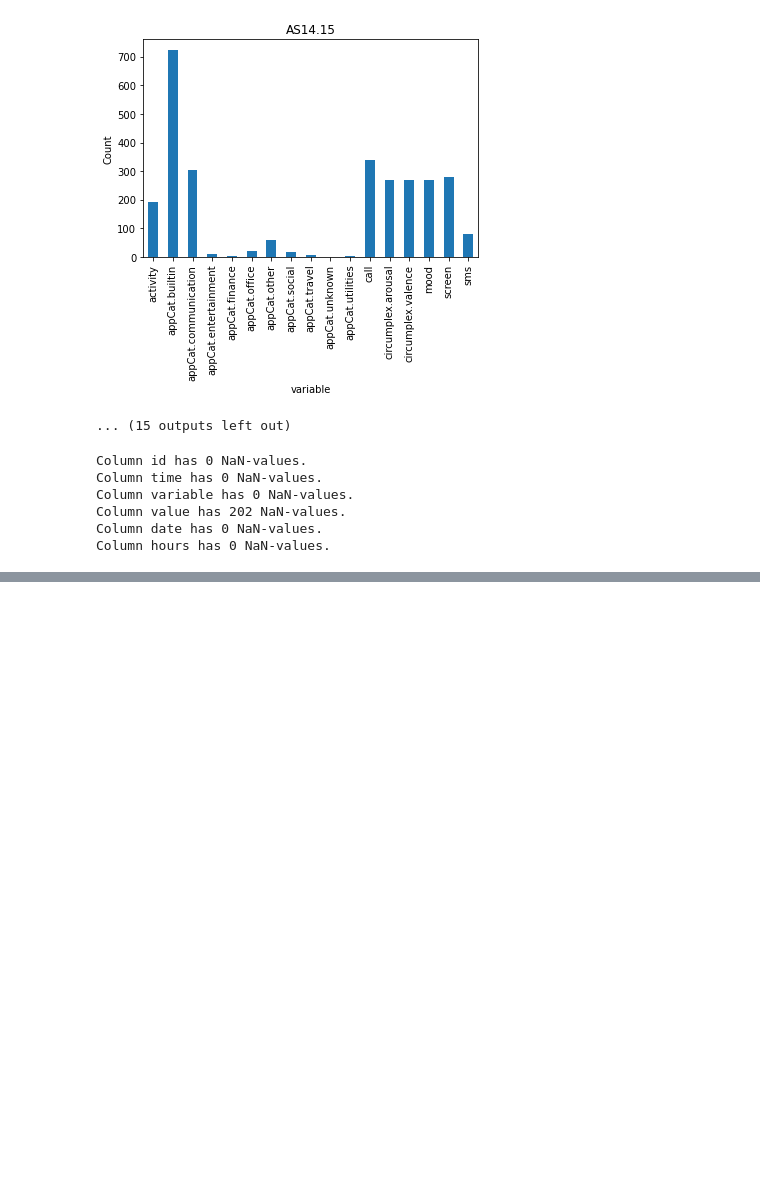
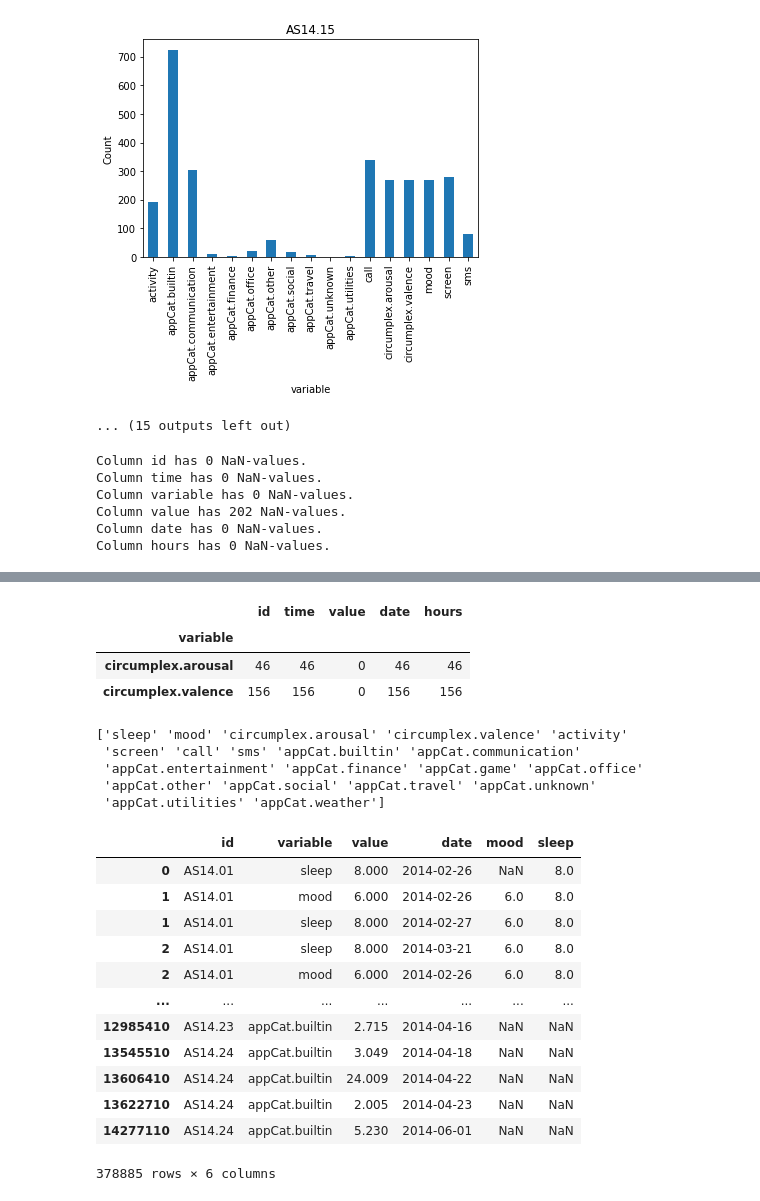
Before and after one commit to koetjboe/DMT85, a Jupyter notebook: DMT85_assignment1.ipynb, the cells around one changed output, grey strips where cells are left out. Drawn from its saved outputs; the diff is of its cells as text; code cells hidden in the pictures; blank space fills up the shorter version.

```diff
--- a/DMT85_assignment1.ipynb
+++ b/DMT85_assignment1.ipynb
@@ -161,0 +183,7 @@ Column hours has 0 NaN-values.
+# %%
+df[df['value'].isna()].groupby('variable').count()
+# %% [output]
+|  | id | time | value | date | hours |
+| variable |  |  |  |  |  |
+| circumplex.arousal | 46 | 46 | 0 | 46 | 46 |
+| circumplex.valence | 156 | 156 | 0 | 156 | 156 |
@@ -161,0 +220,22 @@ Column hours has 0 NaN-values.
+# %%
+print(df['variable'].unique())
+df
+# %% [output]
+['sleep' 'mood' 'circumplex.arousal' 'circumplex.valence' 'activity'
+ 'screen' 'call' 'sms' 'appCat.builtin' 'appCat.communication'
+ 'appCat.entertainment' 'appCat.finance' 'appCat.game' 'appCat.office'
+ 'appCat.other' 'appCat.social' 'appCat.travel' 'appCat.unknown'
+ 'appCat.utilities' 'appCat.weather']
+|  | id | variable | value | date | mood | sleep |
+| 0 | AS14.01 | sleep | 8.000 | 2014-02-26 | NaN | 8.0 |
+| 1 | AS14.01 | mood | 6.000 | 2014-02-26 | 6.0 | 8.0 |
+| 1 | AS14.01 | sleep | 8.000 | 2014-02-27 | 6.0 | 8.0 |
+| 2 | AS14.01 | sleep | 8.000 | 2014-03-21 | 6.0 | 8.0 |
+| 2 | AS14.01 | mood | 6.000 | 2014-02-26 | 6.0 | 8.0 |
+| ... | ... | ... | ... | ... | ... | ... |
+| 12985410 | AS14.23 | appCat.builtin | 2.715 | 2014-04-16 | NaN | NaN |
+| 13545510 | AS14.24 | appCat.builtin | 3.049 | 2014-04-18 | NaN | NaN |
+| 13606410 | AS14.24 | appCat.builtin | 24.009 | 2014-04-22 | NaN | NaN |
+| 13622710 | AS14.24 | appCat.builtin | 2.005 | 2014-04-23 | NaN | NaN |
+| 14277110 | AS14.24 | appCat.builtin | 5.230 | 2014-06-01 | NaN | NaN |
+378885 rows × 6 columns
```
Also changed, not shown: parts of 7 cells of this notebook.
